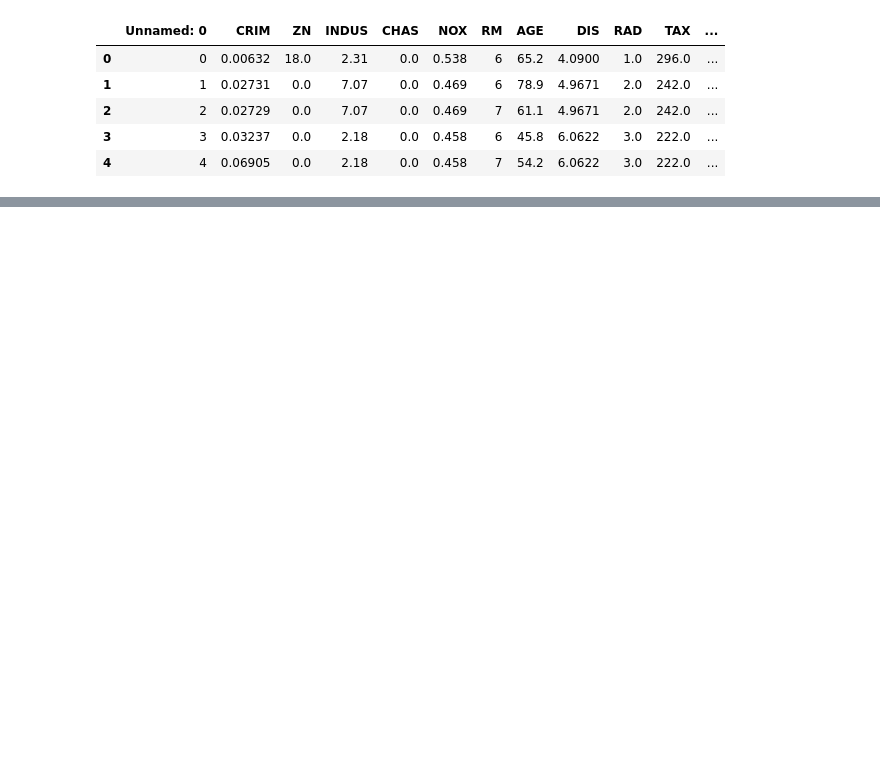
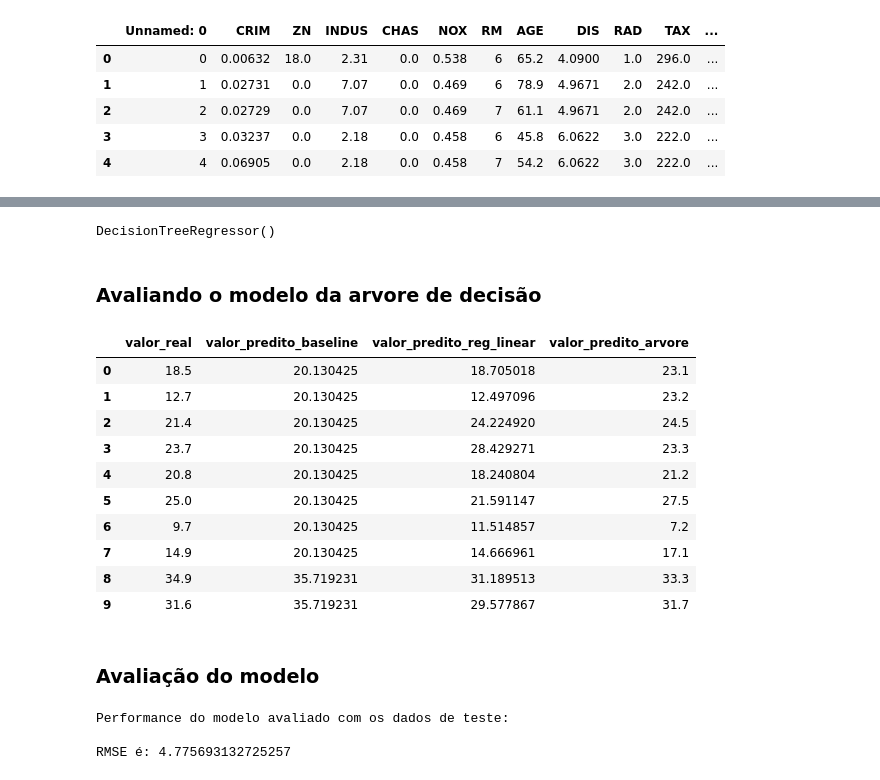
Before and after one commit to victorbertoldo/py, a Jupyter notebook: minerando/ep3.ipynb, the cells around one changed output, grey strips where cells are left out. Cells and saved outputs as stored; diff of their text form; code cells hidden in the pictures; blank space fills up the shorter version.

```diff
--- a/minerando/ep3.ipynb
+++ b/minerando/ep3.ipynb
@@ -34,0 +272,29 @@ data.head()
+# %%
+#cria o obj
+regressor = DecisionTreeRegressor()
+# %%
+regressor.fit(X_train, y_train)
+# %% [output]
+DecisionTreeRegressor()
+# %% [markdown]
+### Avaliando o modelo da arvore de decisão
+# %%
+# fazendo previsões
+y_pred = regressor.predict(X_test)
+# %%
+# Adicionando ao modelo
+df_results['valor_predito_arvore'] = y_pred
+# %%
+df_results.head(10)
+# %% [output]
+|  | valor_real | valor_predito_baseline | valor_predito_reg_linear | valor_predito_arvore |
+| 0 | 18.5 | 20.130425 | 18.705018 | 23.1 |
+| 1 | 12.7 | 20.130425 | 12.497096 | 23.2 |
+| 2 | 21.4 | 20.130425 | 24.224920 | 24.5 |
+| 3 | 23.7 | 20.130425 | 28.429271 | 23.3 |
+| 4 | 20.8 | 20.130425 | 18.240804 | 21.2 |
+| 5 | 25.0 | 20.130425 | 21.591147 | 27.5 |
+| 6 | 9.7 | 20.130425 | 11.514857 | 7.2 |
+| 7 | 14.9 | 20.130425 | 14.666961 | 17.1 |
+| 8 | 34.9 | 35.719231 | 31.189513 | 33.3 |
+| 9 | 31.6 | 35.719231 | 29.577867 | 31.7 |
@@ -34,0 +333,2 @@ data.head()
+# %% [markdown]
+### Avaliação do modelo
@@ -34,0 +338,8 @@ data.head()
+# %%
+# imprime a performance do modelo
+print ('Performance do modelo avaliado com os dados de teste:')
+print('\nRMSE é: {} '.format(rmse))
+# %% [output]
+Performance do modelo avaliado com os dados de teste:
+
+RMSE é: 4.775693132725257
```
Also changed, not shown: parts of 52 cells of this notebook, 7 other files.
